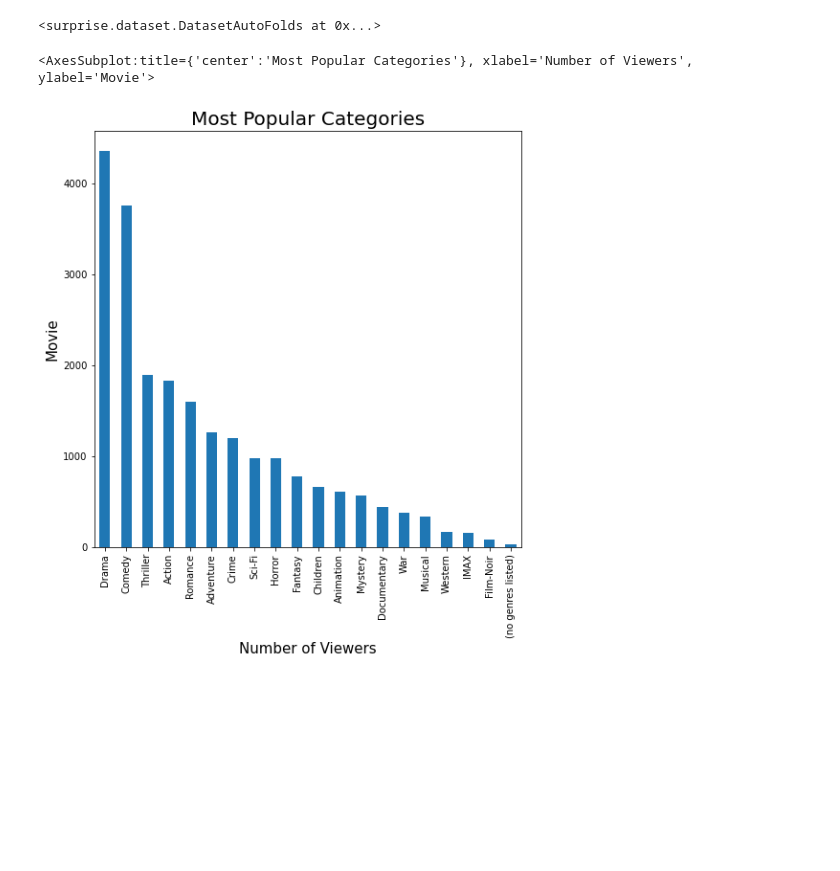
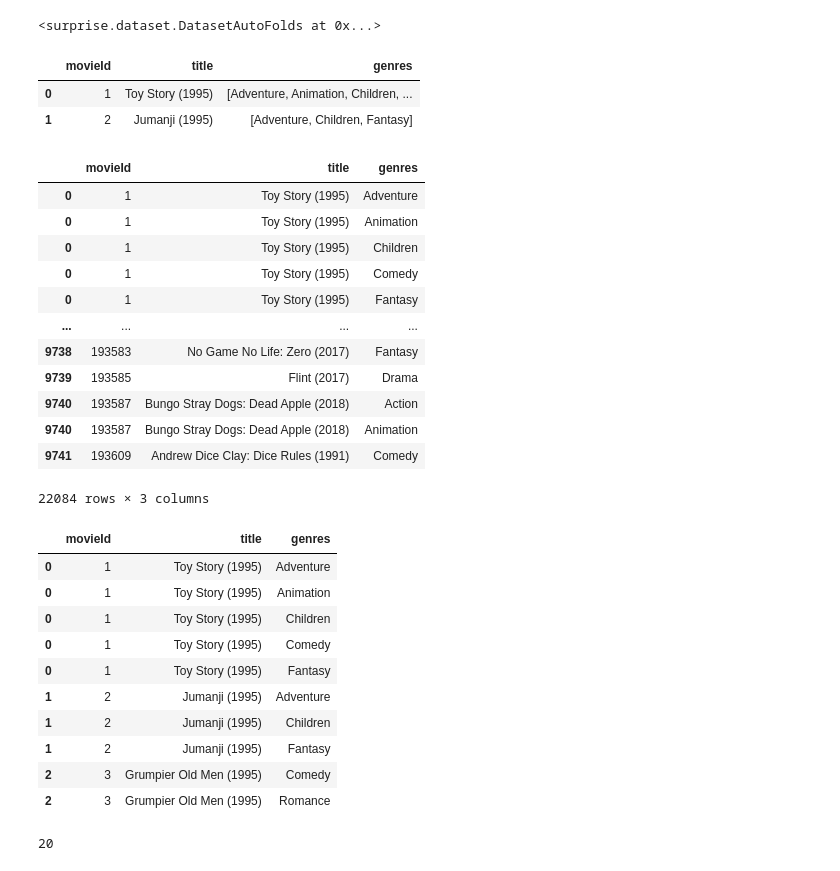
Before and after one commit to RedDragonfruit/MovieLens_Recommendation, a Jupyter notebook: EL_notebook.ipynb, the cells around one changed output. Drawn from its saved outputs; the diff is of its cells as text; code cells hidden in the pictures; blank space fills up the shorter version.

```diff
--- a/EL_notebook.ipynb
+++ b/EL_notebook.ipynb
@@ -222,4 +230,10 @@ data
 <surprise.dataset.DatasetAutoFolds at 0x...>
 # %%
 movie_df2 = movies_df.copy()
+# %%
+movie_df2.head(2)
+# %% [output]
+|  | movieId | title | genres |
+| 0 | 1 | Toy Story (1995) | [Adventure, Animation, Children, ... |
+| 1 | 2 | Jumanji (1995) | [Adventure, Children, Fantasy] |
 # %%
@@ -227,13 +241,36 @@ movie_df2 = movie_df2['genres'].str.strip().str.split('|')
 # %%
 genres_df = movie_df2.explode('genres')
-# %%
-fig, ax = plt.subplots(figsize = (8,8))
-
-ax.set_xlabel('Number of Viewers',size = 15)
-ax.set_ylabel('Movie',size = 15)
-ax.set_title('Most Popular Categories',size = 20)
-
-genres_df.value_counts().plot.bar()
-# %% [output]
-<AxesSubplot:title={'center':'Most Popular Categories'}, xlabel='Number of Viewers', ylabel='Movie'>
-[figure, removed]
+# %%
+genres_df
+# %% [output]
+|  | movieId | title | genres |
+| 0 | 1 | Toy Story (1995) | Adventure |
+| 0 | 1 | Toy Story (1995) | Animation |
+| 0 | 1 | Toy Story (1995) | Children |
+| 0 | 1 | Toy Story (1995) | Comedy |
+| 0 | 1 | Toy Story (1995) | Fantasy |
+| ... | ... | ... | ... |
+| 9738 | 193583 | No Game No Life: Zero (2017) | Fantasy |
+| 9739 | 193585 | Flint (2017) | Drama |
+| 9740 | 193587 | Bungo Stray Dogs: Dead Apple (2018) | Action |
+| 9740 | 193587 | Bungo Stray Dogs: Dead Apple (2018) | Animation |
+| 9741 | 193609 | Andrew Dice Clay: Dice Rules (1991) | Comedy |
+22084 rows × 3 columns
+# %%
+genres_df.head(10)
+# %% [output]
+|  | movieId | title | genres |
+| 0 | 1 | Toy Story (1995) | Adventure |
+| 0 | 1 | Toy Story (1995) | Animation |
+| 0 | 1 | Toy Story (1995) | Children |
+| 0 | 1 | Toy Story (1995) | Comedy |
+| 0 | 1 | Toy Story (1995) | Fantasy |
+| 1 | 2 | Jumanji (1995) | Adventure |
+| 1 | 2 | Jumanji (1995) | Children |
+| 1 | 2 | Jumanji (1995) | Fantasy |
+| 2 | 3 | Grumpier Old Men (1995) | Comedy |
+| 2 | 3 | Grumpier Old Men (1995) | Romance |
+# %%
+len(genres_df['genres'].unique())
+# %% [output]
+20
```
Also changed, not shown: parts of 7 cells of this notebook.
